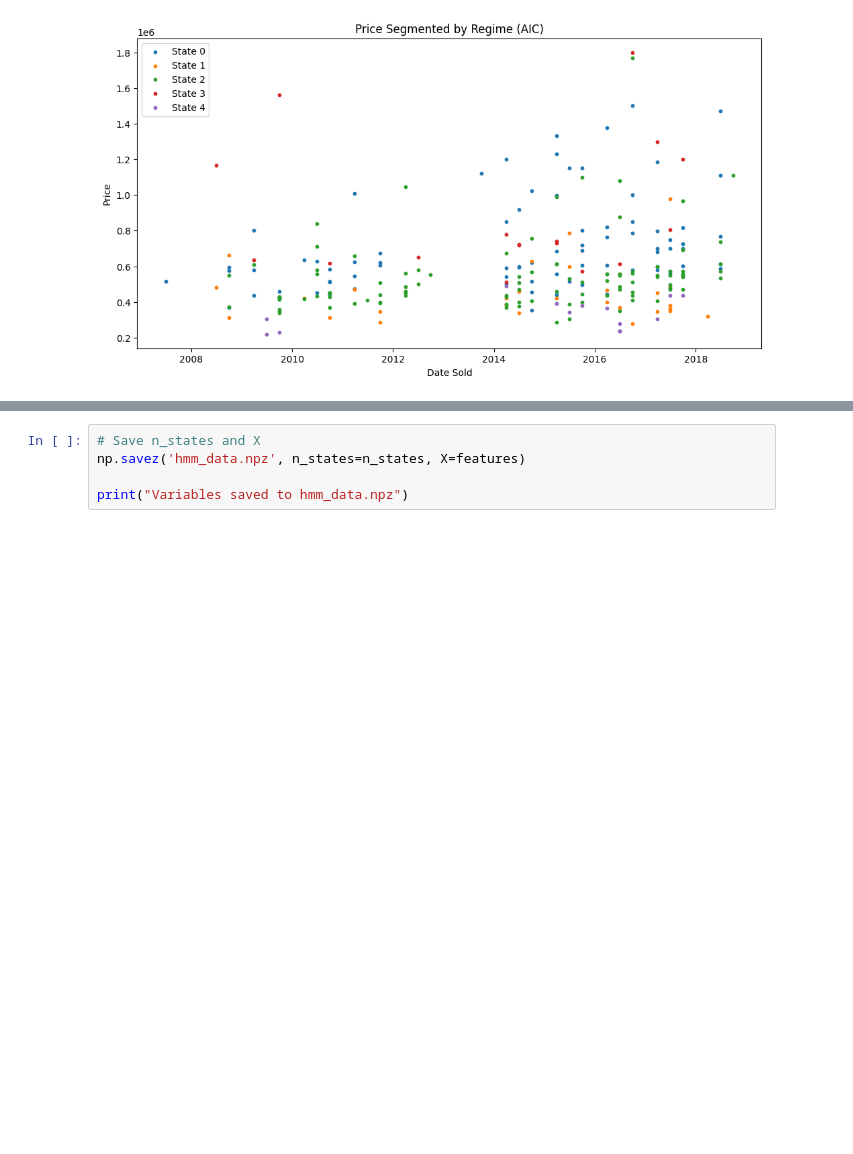
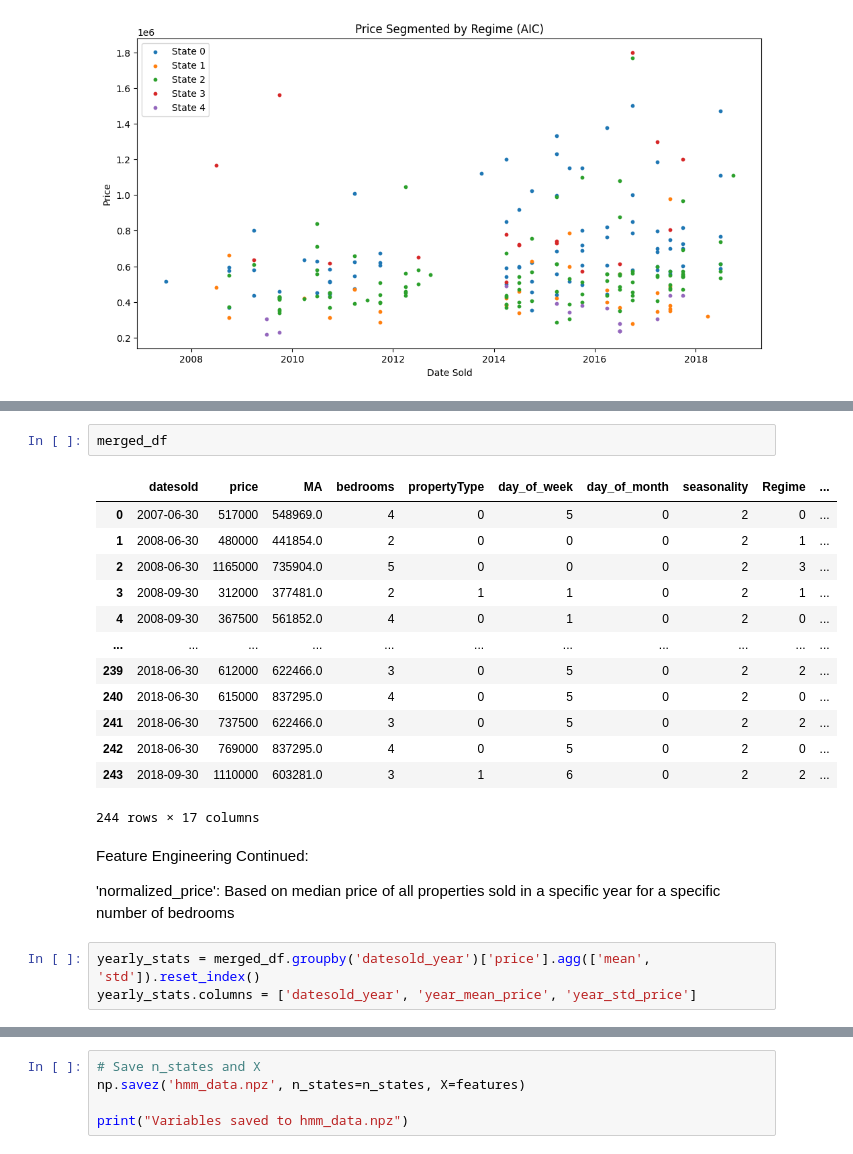
Before and after one commit to gracesosa/RealEstate_TrendClassification, a Jupyter notebook: Notebooks/DataPreprocessing2.ipynb, the cells around one changed output, grey strips where cells are left out. Drawn from its saved outputs; the diff is of its cells as text; blank space fills up the shorter version.

```diff
--- a/Notebooks/DataPreprocessing2.ipynb
+++ b/Notebooks/DataPreprocessing2.ipynb
@@ -203,0 +357,23 @@ merged_df['hidden_state'] = hidden_states
+# %%
+merged_df
+# %% [output]
+|  | datesold | price | MA | bedrooms | propertyType | day_of_week | day_of_month | seasonality | Regime | ... |
+| 0 | 2007-06-30 | 517000 | 548969.0 | 4 | 0 | 5 | 0 | 2 | 0 | ... |
+| 1 | 2008-06-30 | 480000 | 441854.0 | 2 | 0 | 0 | 0 | 2 | 1 | ... |
+| 2 | 2008-06-30 | 1165000 | 735904.0 | 5 | 0 | 0 | 0 | 2 | 3 | ... |
+| 3 | 2008-09-30 | 312000 | 377481.0 | 2 | 1 | 1 | 0 | 2 | 1 | ... |
+| 4 | 2008-09-30 | 367500 | 561852.0 | 4 | 0 | 1 | 0 | 2 | 0 | ... |
+| ... | ... | ... | ... | ... | ... | ... | ... | ... | ... | ... |
+| 239 | 2018-06-30 | 612000 | 622466.0 | 3 | 0 | 5 | 0 | 2 | 2 | ... |
+| 240 | 2018-06-30 | 615000 | 837295.0 | 4 | 0 | 5 | 0 | 2 | 0 | ... |
+| 241 | 2018-06-30 | 737500 | 622466.0 | 3 | 0 | 5 | 0 | 2 | 2 | ... |
+| 242 | 2018-06-30 | 769000 | 837295.0 | 4 | 0 | 5 | 0 | 2 | 0 | ... |
+| 243 | 2018-09-30 | 1110000 | 603281.0 | 3 | 1 | 6 | 0 | 2 | 2 | ... |
+244 rows × 17 columns
+# %% [markdown]
+Feature Engineering Continued:
+
+'normalized_price': Based on median price of all properties sold in a specific year for a specific number of bedrooms
+# %%
+yearly_stats = merged_df.groupby('datesold_year')['price'].agg(['mean', 'std']).reset_index()
+yearly_stats.columns = ['datesold_year', 'year_mean_price', 'year_std_price']
```
Also changed, not shown: parts of 27 cells of this notebook, 1 other file.
